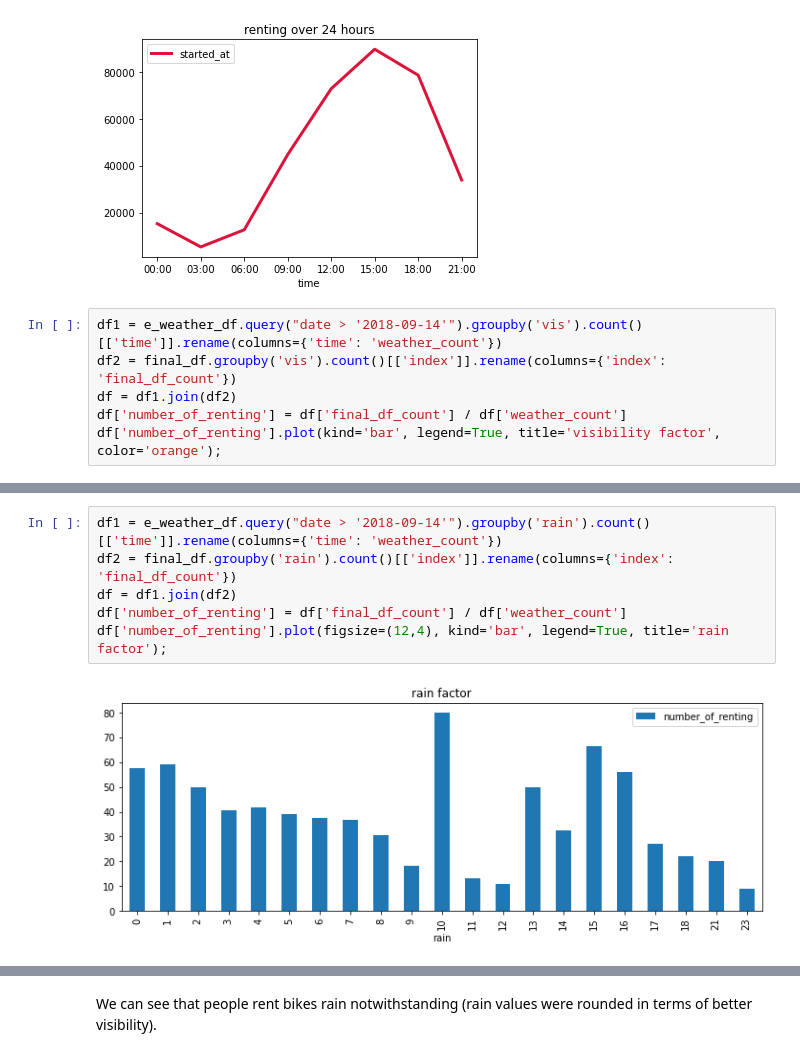
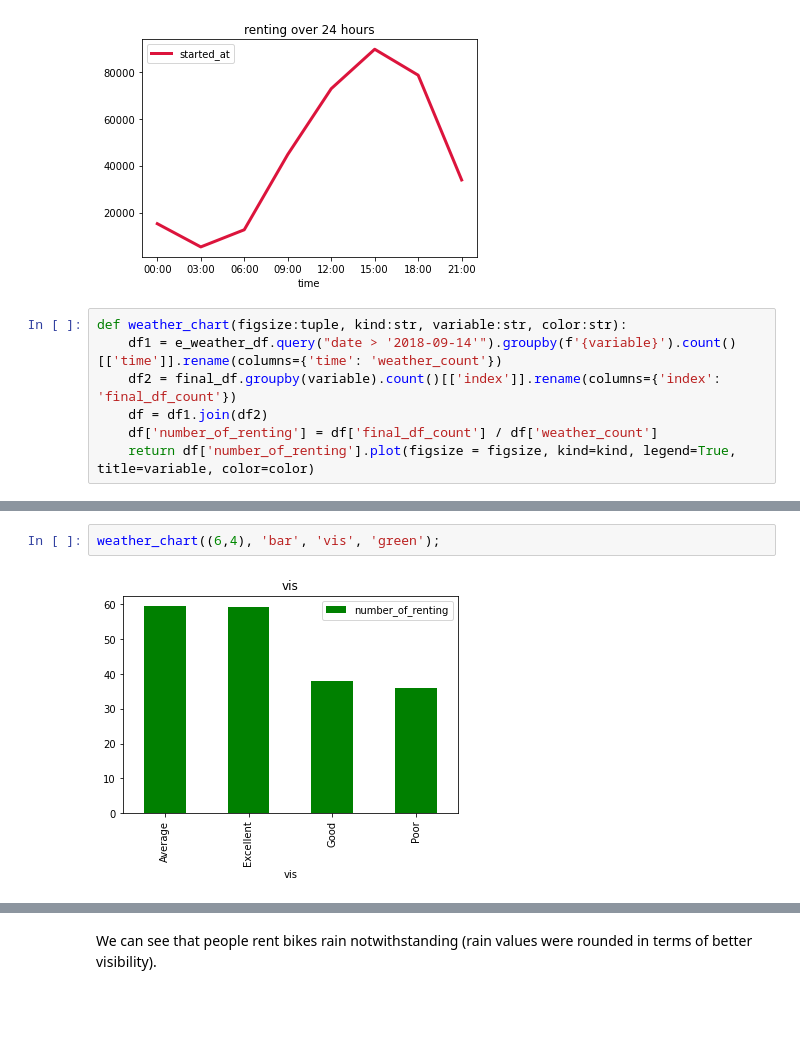
Before and after one commit to carlos108108/Just_Eat_Cycles_project, a Jupyter notebook: Edinburgh.ipynb, the cells around one changed output, grey strips where cells are left out. Cells and saved outputs as stored; diff of their text form; blank space fills up the shorter version.

```diff
--- a/Edinburgh.ipynb
+++ b/Edinburgh.ipynb
@@ -117,8 +117,9 @@ final_df.groupby('time').count()[['started_at']].plot(lw=3, color='crimson', leg
 # %% [output]
 [figure]
 # %%
-df1 = e_weather_df.query("date > '2018-09-14'").groupby('vis').count()[['time']].rename(columns={'time': 'weather_count'})
-df2 = final_df.groupby('vis').count()[['index']].rename(columns={'index': 'final_df_count'})
-df = df1.join(df2)
-df['number_of_renting'] = df['final_df_count'] / df['weather_count']
-df['number_of_renting'].plot(kind='bar', legend=True, title='visibility factor', color='orange');
+def weather_chart(figsize:tuple, kind:str, variable:str, color:str):
+    df1 = e_weather_df.query("date > '2018-09-14'").groupby(f'{variable}').count()[['time']].rename(columns={'time': 'weather_count'})
+    df2 = final_df.groupby(variable).count()[['index']].rename(columns={'index': 'final_df_count'})
+    df = df1.join(df2)
+    df['number_of_renting'] = df['final_df_count'] / df['weather_count']
+    return df['number_of_renting'].plot(figsize = figsize, kind=kind, legend=True, title=variable, color=color)
@@ -127,8 +126,4 @@ df['number_of_renting'].plot(kind='bar', legend=True, title='visibility factor',
-# %%
-df1 = e_weather_df.query("date > '2018-09-14'").groupby('rain').count()[['time']].rename(columns={'time': 'weather_count'})
-df2 = final_df.groupby('rain').count()[['index']].rename(columns={'index': 'final_df_count'})
-df = df1.join(df2)
-df['number_of_renting'] = df['final_df_count'] / df['weather_count']
-df['number_of_renting'].plot(figsize=(12,4), kind='bar', legend=True, title='rain factor');
-# %% [output]
-[figure, removed]
+# %%
+weather_chart((6,4), 'bar', 'vis', 'green');
+# %% [output]
+[figure, added]
```
Also changed, not shown: parts of 9 cells of this notebook.
